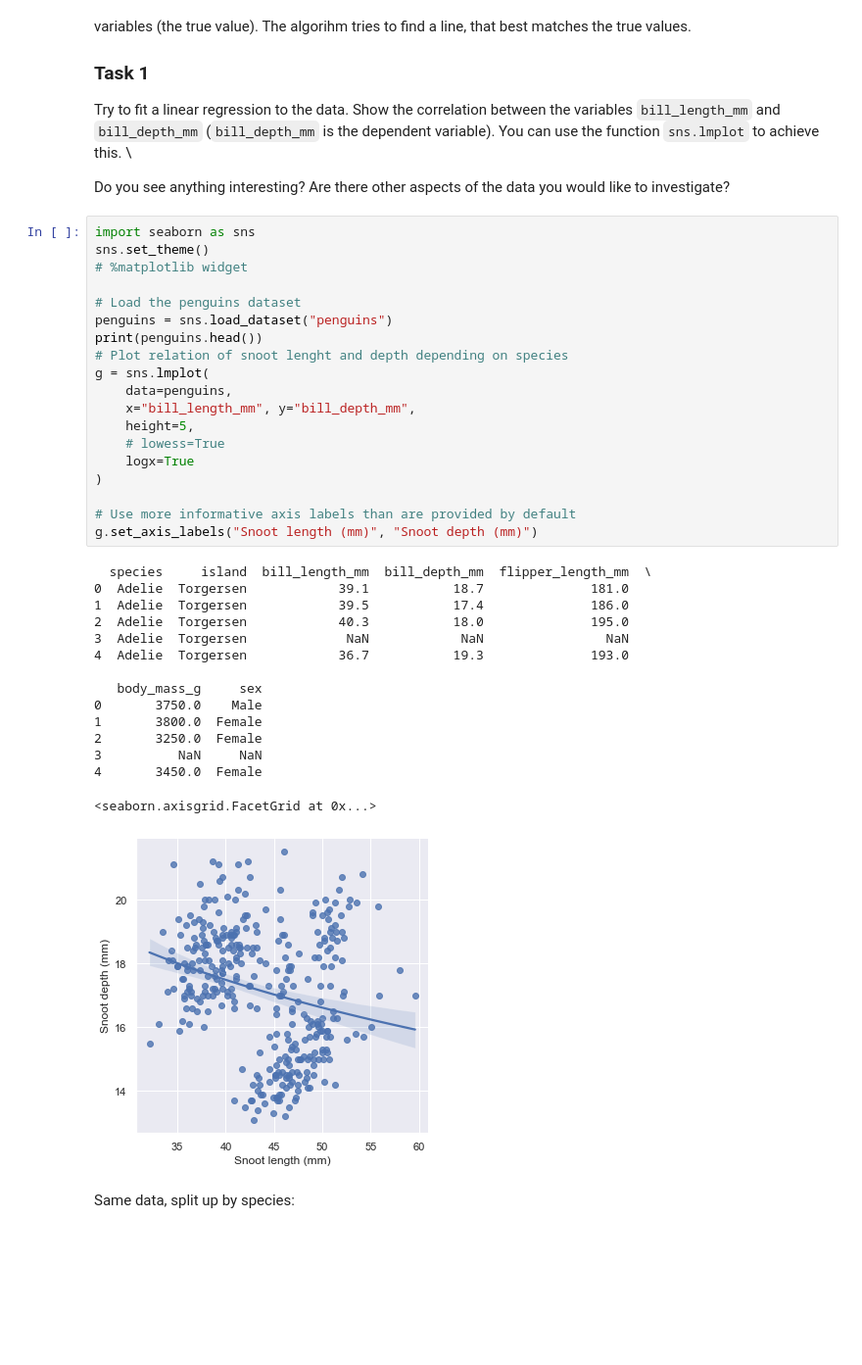
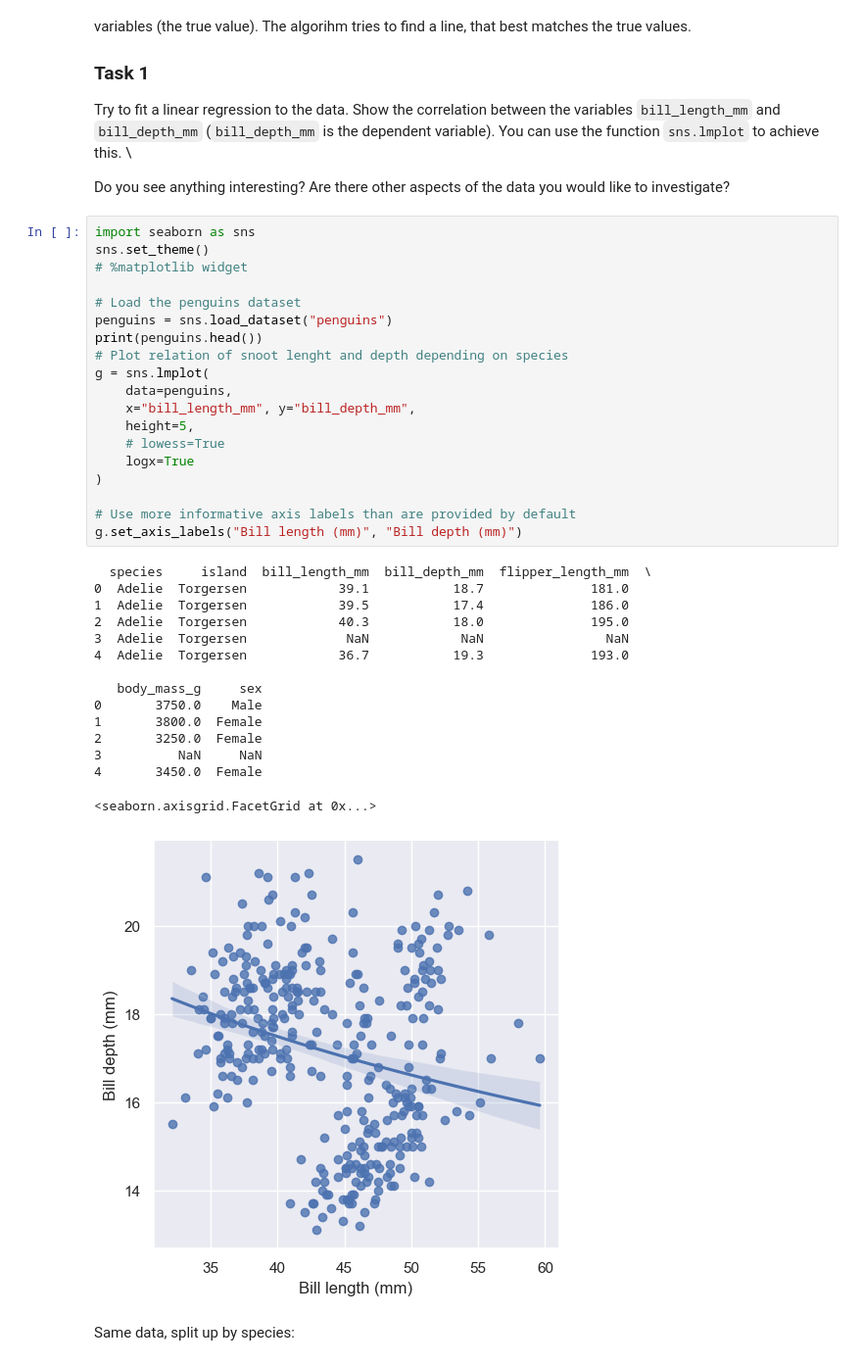
Before and after one commit to LuWidme/uk259_dev, a Jupyter notebook: solutions/SupervisedML.ipynb, the cells around one changed output. Shown at 98% size. Saved outputs shown, nothing was run; the diff lists cells and outputs as text; blank space fills up the shorter version.

```diff
--- a/solutions/SupervisedML.ipynb
+++ b/solutions/SupervisedML.ipynb
@@ -16,35 +16,35 @@ sns.set_theme()
 # %matplotlib widget
 
 # Load the penguins dataset
 penguins = sns.load_dataset("penguins")
 print(penguins.head())
 # Plot relation of snoot lenght and depth depending on species
 g = sns.lmplot(
     data=penguins,
     x="bill_length_mm", y="bill_depth_mm",
     height=5,
     # lowess=True
     logx=True
 )
 
 # Use more informative axis labels than are provided by default
-g.set_axis_labels("Snoot length (mm)", "Snoot depth (mm)")
+g.set_axis_labels("Bill length (mm)", "Bill depth (mm)")
 # %% [output]
   species     island  bill_length_mm  bill_depth_mm  flipper_length_mm  \
 0  Adelie  Torgersen            39.1           18.7              181.0
 1  Adelie  Torgersen            39.5           17.4              186.0
 2  Adelie  Torgersen            40.3           18.0              195.0
 3  Adelie  Torgersen             NaN            NaN                NaN
 4  Adelie  Torgersen            36.7           19.3              193.0
 
    body_mass_g     sex
 0       3750.0    Male
 1       3800.0  Female
 2       3250.0  Female
 3          NaN     NaN
 4       3450.0  Female
 <seaborn.axisgrid.FacetGrid at 0x...>
-[figure, old version]
+[figure, new version]
 # %% [markdown]
 Same data, split up by species:
 # %%
```
Also changed, not shown: parts of 4 cells of this notebook.
